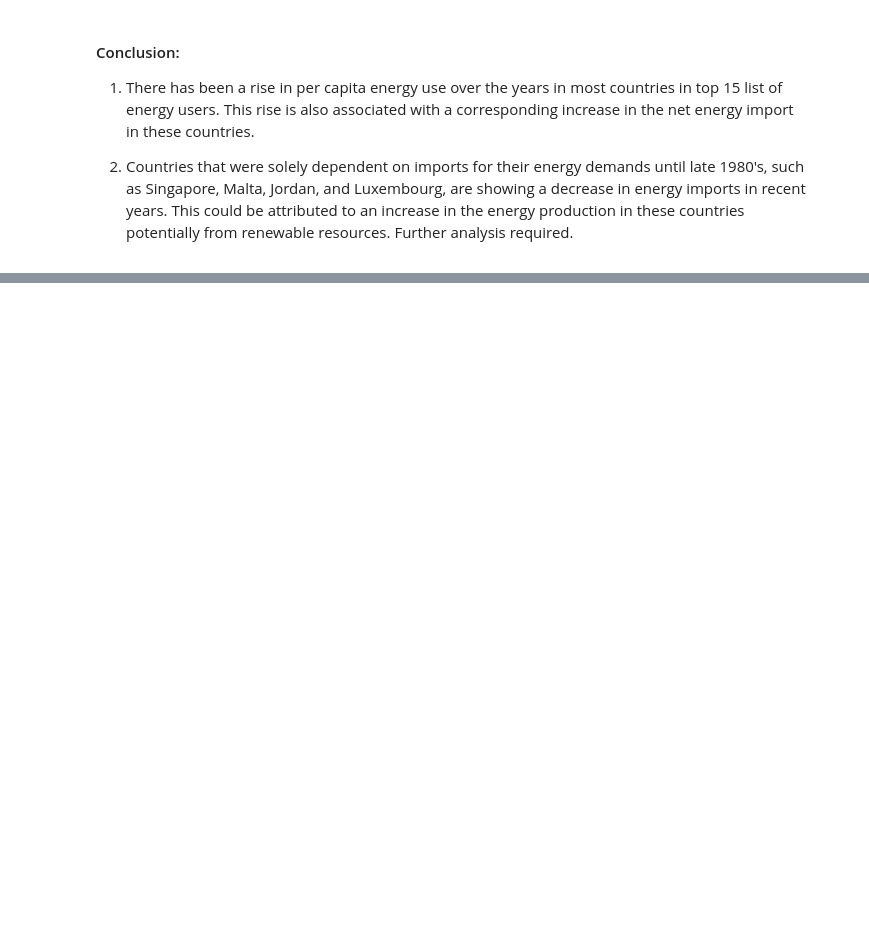
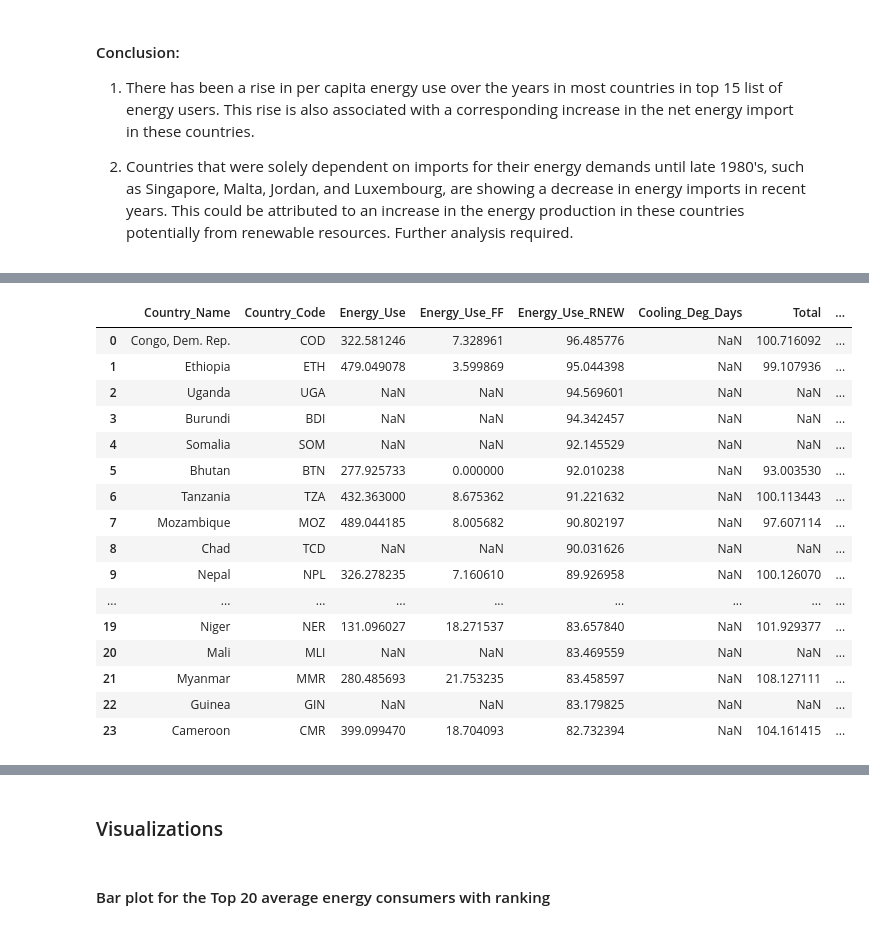
Before and after one commit to radhikaj103/World-ESG-Project, a Jupyter notebook: notebooks/ESG_World_Energy_Indicators.ipynb, the cells around one changed output, grey strips where cells are left out. Saved outputs shown, nothing was run; the diff lists cells and outputs as text; code cells hidden in the pictures; blank space fills up the shorter version.

```diff
--- a/notebooks/ESG_World_Energy_Indicators.ipynb
+++ b/notebooks/ESG_World_Energy_Indicators.ipynb
@@ -339,0 +500,6 @@ dtype: int64
+# %%
+FuelTypeDF['Total'] = FuelTypeDF['Energy_Use_FF'] + FuelTypeDF['Energy_Use_RNEW']
+display(FuelTypeDF.sort_values(by='Total', ascending=False))
+display(FuelTypeDF.describe())
+
+## Proportions of energy use from renewable vs fossil fuel sources don't always add up to a 100%
@@ -339,0 +529,25 @@ dtype: int64
+# %%
+gp = FuelTypeDF.groupby('Country_Code').count().sort_values(by='Energy_Use', ascending=False)
+
+# Average aggregated over the years 1971-2014
+Avg = FuelTypeDF.groupby(['Country_Name', 'Country_Code']).mean().sort_values(by='Energy_Use_RNEW', ascending=False)
+sd = FuelTypeDF.groupby(['Country_Name', 'Country_Code']).std().sort_values(by='Energy_Use_RNEW', ascending=False)
+Avg = Avg[Avg['Energy_Use_RNEW'].notna()].reset_index()
+Avg['Green_Rank'] = Avg.index + 1
+Avg = Avg.merge(sd, how='left', on='Country_Code', suffixes=[None, '_sd'])
+display(Avg)
+
+# Average between Years 1971-2000
+yr_range_1 = (FuelTypeDF['Year'] >= '1971-01-01') & (FuelTypeDF['Year'] <= '2000-01-01')
+Avg_1 = FuelTypeDF[yr_range_1].groupby(['Country_Name', 'Country_Code']).mean().sort_values(by='Energy_Use_RNEW', ascending=False)
+Avg_1 = Avg_1[Avg_1['Energy_Use_RNEW'].notna()]
+display(Avg_1)
+
+
+# Average between Years 2001-2014
+yr_range_2 = (FuelTypeDF['Year'] >= '2001-01-01') & (FuelTypeDF['Year'] <= '2014-01-01')
+Avg_2 = FuelTypeDF[yr_range_2].groupby(['Country_Name', 'Country_Code']).mean().sort_values(by='Energy_Use_RNEW', ascending=False)
+Avg_2 = Avg_2[Avg_2['Energy_Use_RNEW'].notna()]
+display(Avg_2)
+
+## There is not much difference in the rankings in the two time periods.
@@ -339,0 +596,29 @@ dtype: int64
+# %%
+# Top 25 Green Ranks
+green_Top25 = Avg.sort_values(by='Green_Rank')[0:24]
+display(green_Top25)
+
+
+# Top 20 Energy Users
+energyUse_Top20 = Avg.sort_values(by='Energy_Use', ascending=False)[0:19]
+display(energyUse_Top20)
+
+## Top 20 average energy consumers have poor green ranking
+# %% [output]
+|  | Country_Name | Country_Code | Energy_Use | Energy_Use_FF | Energy_Use_RNEW | Cooling_Deg_Days | Total | ... |
+| 0 | Congo, Dem. Rep. | COD | 322.581246 | 7.328961 | 96.485776 | NaN | 100.716092 | ... |
+| 1 | Ethiopia | ETH | 479.049078 | 3.599869 | 95.044398 | NaN | 99.107936 | ... |
+| 2 | Uganda | UGA | NaN | NaN | 94.569601 | NaN | NaN | ... |
+| 3 | Burundi | BDI | NaN | NaN | 94.342457 | NaN | NaN | ... |
+| 4 | Somalia | SOM | NaN | NaN | 92.145529 | NaN | NaN | ... |
+| 5 | Bhutan | BTN | 277.925733 | 0.000000 | 92.010238 | NaN | 93.003530 | ... |
+| 6 | Tanzania | TZA | 432.363000 | 8.675362 | 91.221632 | NaN | 100.113443 | ... |
+| 7 | Mozambique | MOZ | 489.044185 | 8.005682 | 90.802197 | NaN | 97.607114 | ... |
+| 8 | Chad | TCD | NaN | NaN | 90.031626 | NaN | NaN | ... |
+| 9 | Nepal | NPL | 326.278235 | 7.160610 | 89.926958 | NaN | 100.126070 | ... |
+| ... | ... | ... | ... | ... | ... | ... | ... | ... |
+| 19 | Niger | NER | 131.096027 | 18.271537 | 83.657840 | NaN | 101.929377 | ... |
+| 20 | Mali | MLI | NaN | NaN | 83.469559 | NaN | NaN | ... |
+| 21 | Myanmar | MMR | 280.485693 | 21.753235 | 83.458597 | NaN | 108.127111 | ... |
+| 22 | Guinea | GIN | NaN | NaN | 83.179825 | NaN | NaN | ... |
+| 23 | Cameroon | CMR | 399.099470 | 18.704093 | 82.732394 | NaN | 104.161415 | ... |
@@ -339,0 +642,4 @@ dtype: int64
+# %% [markdown]
+### Visualizations
+# %% [markdown]
+#### Bar plot for the Top 20 average energy consumers with ranking
```
Also changed, not shown: parts of 15 cells of this notebook, 6 other files.
